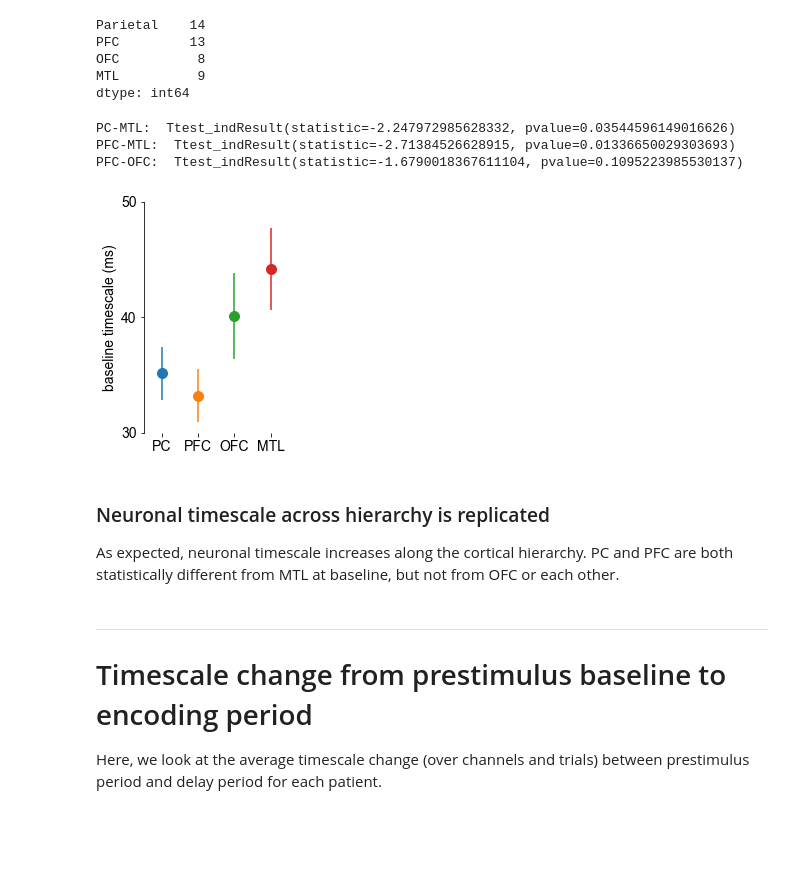
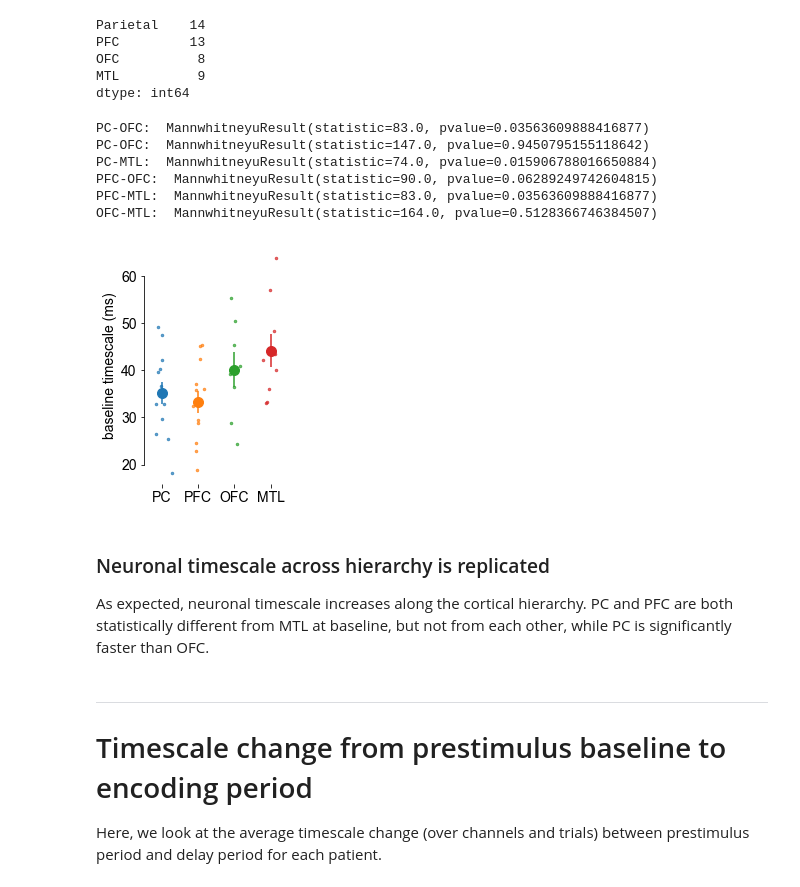
Before and after one commit to rdgao/field-echos, a Jupyter notebook: notebooks/4b_viz_human_wm.ipynb, the cells around one changed output. Cells and saved outputs as stored; diff of their text form; code cells hidden in the pictures; blank space fills up the shorter version.

```diff
--- a/notebooks/4b_viz_human_wm.ipynb
+++ b/notebooks/4b_viz_human_wm.ipynb
@@ -233,31 +230,42 @@ dtype: int64
 # %%
 rl_short = ['PC', 'PFC', 'OFC', 'MTL']
 plt.figure(figsize=(3,4))
 for i_r, reg in enumerate(region_labels):
-#    plt.plot([i_r]*len(df_mean)+np.random.randn(len(df_mean))/10, df_mean[reg].values, '.', ms=5, alpha=0.7, color=C_ORD[i_r])
+    plt.plot([i_r]*len(df_mean)+np.random.randn(len(df_mean))/10, df_mean[reg].values, '.', ms=5, alpha=0.7, color=C_ORD[i_r])
     plt.errorbar(i_r, df_mean[reg].mean(), df_mean[reg].sem(), color=C_ORD[i_r], fmt='o', ms=10, alpha=1)
 
 
 plt.xticks(range(len(rl_short)), rl_short)
 #echo_utils.set_ticks_truncate_axes(yt=(np.arange(0.02,0.07, 0.02), (np.arange(0.02,0.07, 0.02)*1000).astype(int)))
-echo_utils.set_ticks_truncate_axes(yt=(np.arange(0.03,0.06, 0.01), (np.arange(0.03,0.06, 0.01)*1000).astype(int)))
+echo_utils.set_ticks_truncate_axes(yt=(np.arange(0.02,0.07, 0.01), (np.round(np.arange(0.02,0.07, 0.01)*1000)).astype(int)))
 plt.ylabel('baseline timescale (ms)')
 plt.xlim([-0.5, 3.5])
 despine(bottom=True)
 plt.tight_layout()
 if save_plot: plt.savefig(fig_path%'tau_pre', bbox_inches='tight')
 
-print('PC-MTL: ', ttest_ind(df_mean['Parietal'], df_mean['MTL'], nan_policy='omit'))
-print('PFC-MTL: ', ttest_ind(df_mean['PFC'], df_mean['MTL'], nan_policy='omit'))
-print('PFC-OFC: ', ttest_ind(df_mean['PFC'], df_mean['OFC'], nan_policy='omit'))
+print('PC-OFC: ', mannwhitneyu(df_mean['Parietal'], df_mean['OFC'], alternative='two-sided'))
+print('PC-PFC: ', mannwhitneyu(df_mean['Parietal'], df_mean['PFC'], alternative='two-sided'))
+print('PC-MTL: ', mannwhitneyu(df_mean['Parietal'], df_mean['MTL'], alternative='two-sided'))
+print('PFC-OFC: ', mannwhitneyu(df_mean['PFC'], df_mean['OFC'], alternative='two-sided'))
+print('PFC-MTL: ', mannwhitneyu(df_mean['PFC'], df_mean['MTL'], alternative='two-sided'))
+print('OFC-MTL: ', mannwhitneyu(df_mean['OFC'], df_mean['MTL'], alternative='two-sided'))
+
+
+# print('PC-MTL: ', ttest_ind(df_mean['Parietal'], df_mean['MTL'], nan_policy='omit'))
+# print('PFC-MTL: ', ttest_ind(df_mean['PFC'], df_mean['MTL'], nan_policy='omit'))
+# print('PFC-OFC: ', ttest_ind(df_mean['PFC'], df_mean['OFC'], nan_policy='omit'))
 # %% [output]
-PC-MTL:  Ttest_indResult(statistic=-2.247972985628332, pvalue=0.03544596149016626)
-PFC-MTL:  Ttest_indResult(statistic=-2.71384526628915, pvalue=0.01336650029303693)
-PFC-OFC:  Ttest_indResult(statistic=-1.6790018367611104, pvalue=0.1095223985530137)
+PC-OFC:  MannwhitneyuResult(statistic=83.0, pvalue=0.03563609888416877)
+PC-OFC:  MannwhitneyuResult(statistic=147.0, pvalue=0.9450795155118642)
+PC-MTL:  MannwhitneyuResult(statistic=74.0, pvalue=0.015906788016650884)
+PFC-OFC:  MannwhitneyuResult(statistic=90.0, pvalue=0.06289249742604815)
+PFC-MTL:  MannwhitneyuResult(statistic=83.0, pvalue=0.03563609888416877)
+OFC-MTL:  MannwhitneyuResult(statistic=164.0, pvalue=0.5128366746384507)
-[figure, old version]
+[figure, new version]
 # %% [markdown]
 ### Neuronal timescale across hierarchy is replicated
-As expected, neuronal timescale increases along the cortical hierarchy. PC and PFC are both statistically different from MTL at baseline, but not from OFC or each other.
+As expected, neuronal timescale increases along the cortical hierarchy. PC and PFC are both statistically different from MTL at baseline, but not from each other, while PC is significantly faster than OFC.
 # %% [markdown]
 ---
 # Timescale change from prestimulus baseline to encoding period
```
Also changed, not shown: parts of 4 cells of this notebook, 44 other files.
